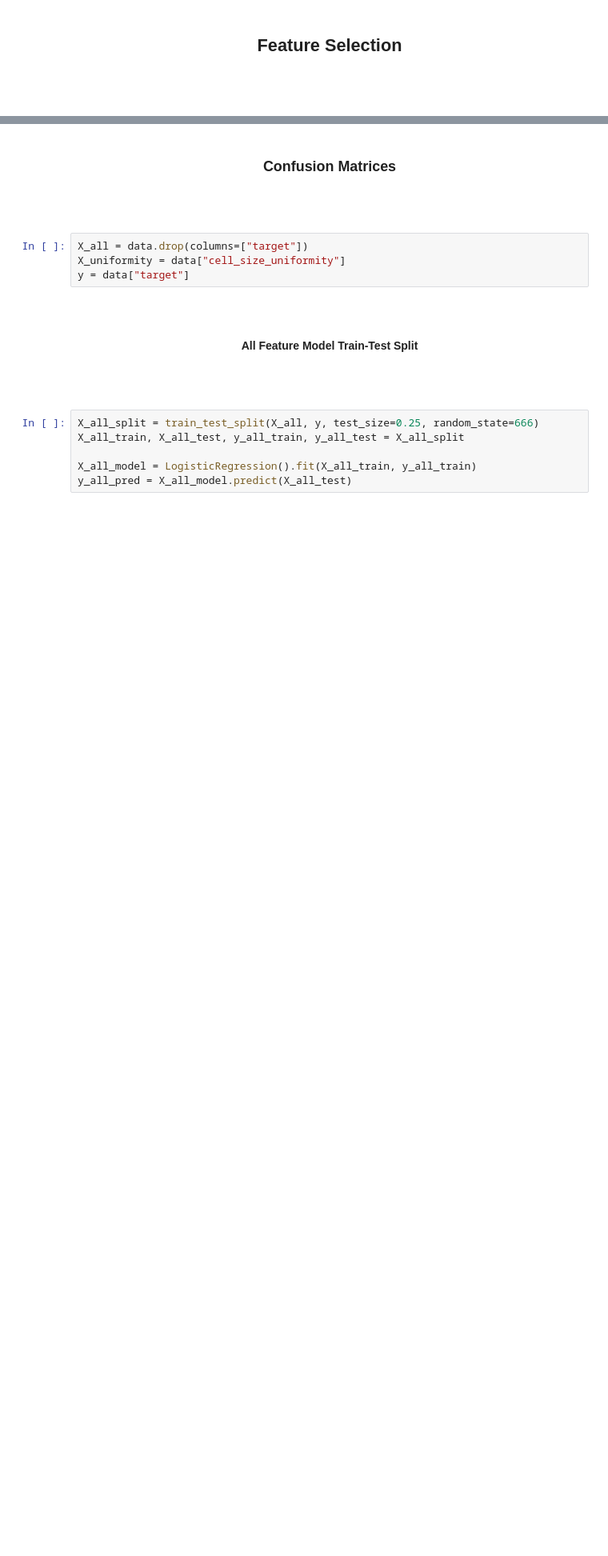
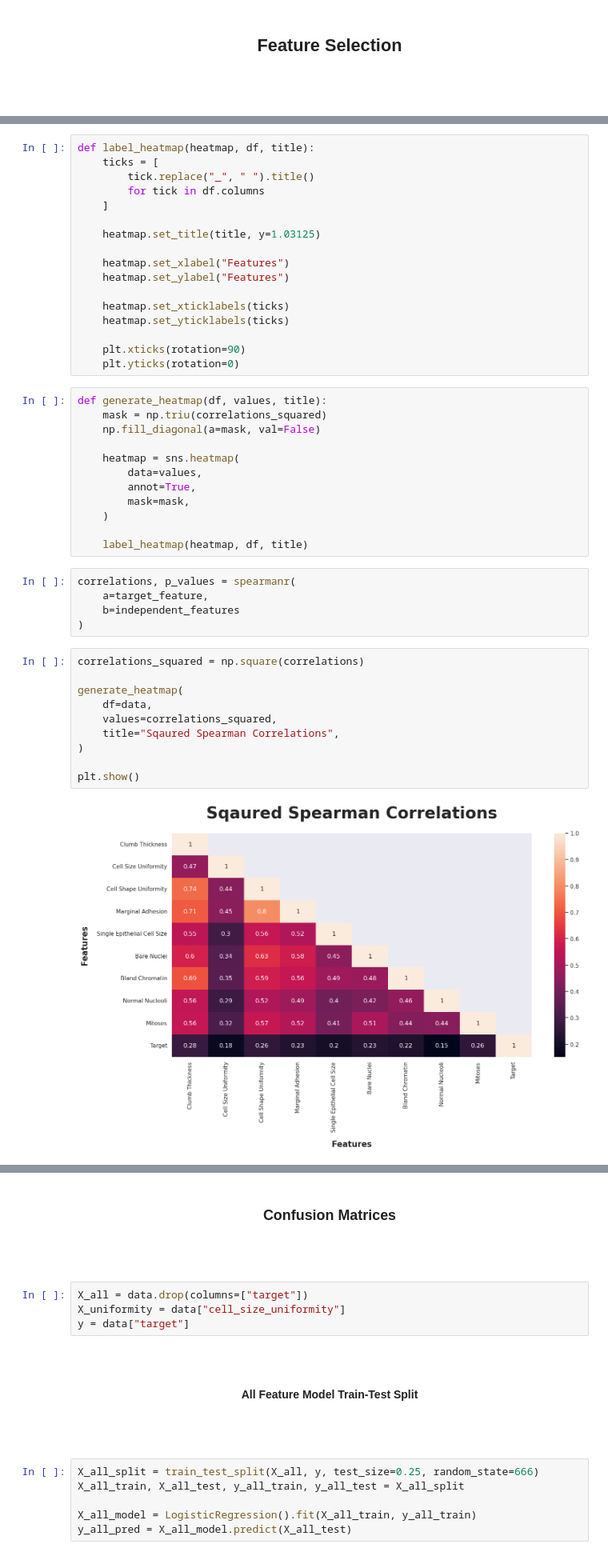
Before and after one commit to MondeAnna/predicting-breast-cancer, a Jupyter notebook: notebooks/predict_breast_cancer.ipynb, the cells around one changed output, grey strips where cells are left out. Shown: that part at 80% size. Saved outputs shown, nothing was run; the diff lists cells and outputs as text; blank space fills up the shorter version.

```diff
--- a/notebooks/predict_breast_cancer.ipynb
+++ b/notebooks/predict_breast_cancer.ipynb
@@ -570,3 +549,49 @@ plt.show()
+# %%
+def label_heatmap(heatmap, df, title):
+    ticks = [
+        tick.replace("_", " ").title()
+        for tick in df.columns
+    ]
+
+    heatmap.set_title(title, y=1.03125)
+
+    heatmap.set_xlabel("Features")
+    heatmap.set_ylabel("Features")
+
+    heatmap.set_xticklabels(ticks)
+    heatmap.set_yticklabels(ticks)
+
+    plt.xticks(rotation=90)
+    plt.yticks(rotation=0)
+# %%
+def generate_heatmap(df, values, title):
+    mask = np.triu(correlations_squared)
+    np.fill_diagonal(a=mask, val=False)
+
+    heatmap = sns.heatmap(
+        data=values,
+        annot=True,
+        mask=mask,
+    )
+
+    label_heatmap(heatmap, df, title)
+# %%
+correlations, p_values = spearmanr(
+    a=target_feature,
+    b=independent_features
+)
+# %%
+correlations_squared = np.square(correlations)
+
+generate_heatmap(
+    df=data,
+    values=correlations_squared,
+    title="Sqaured Spearman Correlations",
+)
+
+plt.show()
+# %% [output]
+[figure, added]
 # %% [markdown]
 <br />
 
```
Also changed, not shown: parts of 26 cells of this notebook, 1 other file.
